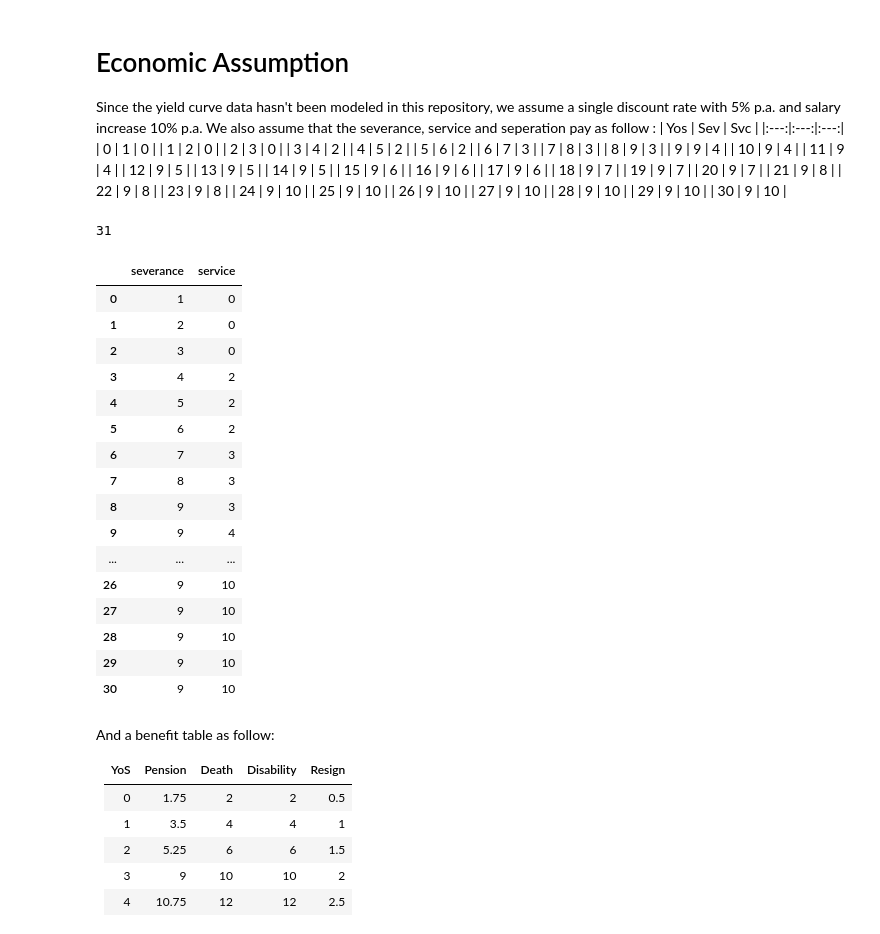
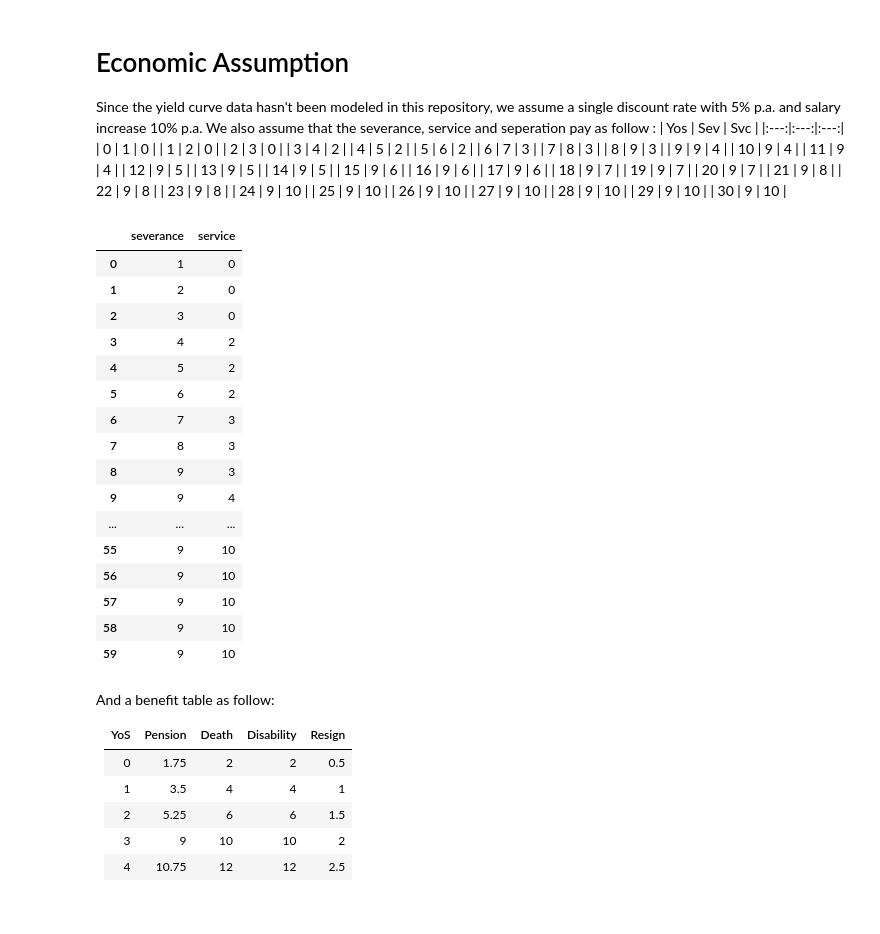
Before and after one commit to leonv1602/post-employment-benefit, a Jupyter notebook: data-generator.ipynb, the cells around one changed output. Drawn from its saved outputs; the diff is of its cells as text; code cells hidden in the pictures.

```diff
--- a/data-generator.ipynb
+++ b/data-generator.ipynb
@@ -99,34 +88,32 @@ We also assume that the severance, service and seperation pay as follow :
 |  28 |  9  |  10 |
 |  29 |  9  |  10 |
 |  30 |  9  |  10 |
-# %%
-len([min(i+1,9) for i in range(31)])
-# %% [output]
-31
 # %%
-sev_svc = pd.DataFrame({'severance': [min(i+1,9) for i in range(31)],
+sev_svc = pd.DataFrame({'severance': [min(i+1,9) for i in range(60)],
                         'service' : [0,0,0,2,2,2,3,3,3,
                                      4,4,4,5,5,5,6,6,6,
-                                     7,7,7,8,8,8,10,10,10,10,10,10,10]})
+                                     7,7,7,8,8,8,10,10,10,10,10,10,10,
+                                     10,10,10,10,10,10,10,10,10,10,10,10,10,10,
+                                     10,10,10,10,10,10,10,10,10,10,10,10,10,10,10]})
 sev_svc
 # %% [output]
 |  | severance | service |
 | 0 | 1 | 0 |
 | 1 | 2 | 0 |
 | 2 | 3 | 0 |
 | 3 | 4 | 2 |
 | 4 | 5 | 2 |
 | 5 | 6 | 2 |
 | 6 | 7 | 3 |
 | 7 | 8 | 3 |
 | 8 | 9 | 3 |
 | 9 | 9 | 4 |
 | ... | ... | ... |
-| 26 | 9 | 10 |
-| 27 | 9 | 10 |
-| 28 | 9 | 10 |
-| 29 | 9 | 10 |
-| 30 | 9 | 10 |
+| 55 | 9 | 10 |
+| 56 | 9 | 10 |
+| 57 | 9 | 10 |
+| 58 | 9 | 10 |
+| 59 | 9 | 10 |
 # %% [markdown]
 And a benefit table as follow:
 
```
Also changed, not shown: parts of 18 cells of this notebook, 2 other files.
